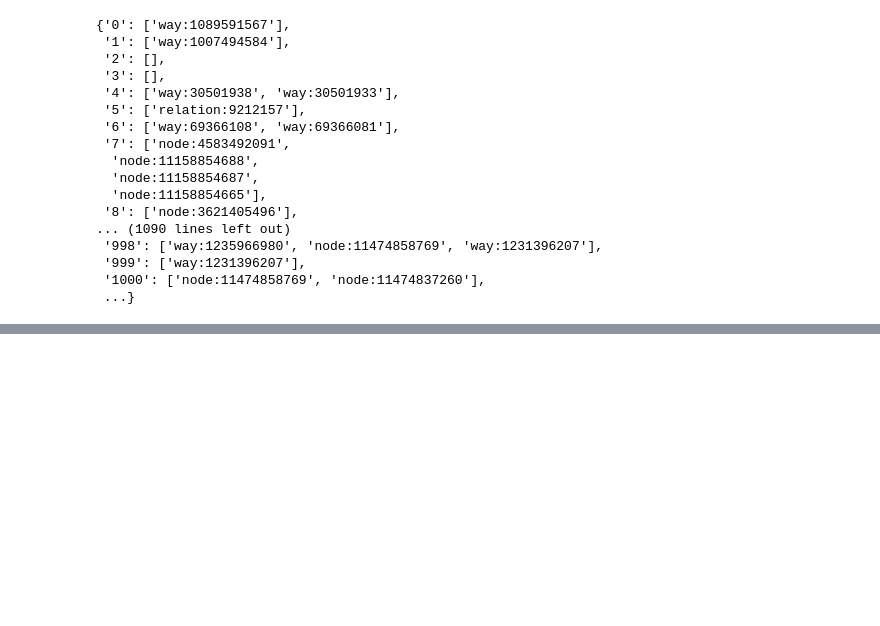
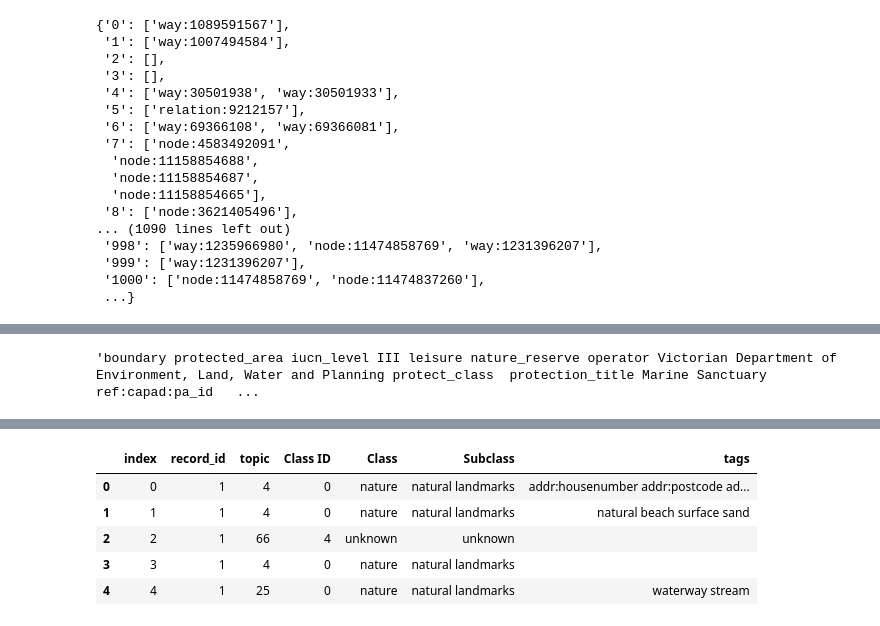
Before and after one commit to hamzeiehsan/leisure-walking-analysis, a Jupyter notebook: 4. final analysis.ipynb, the cells around one changed output, grey strips where cells are left out. Drawn from its saved outputs; the diff is of its cells as text; code cells hidden in the pictures; blank space fills up the shorter version.

```diff
--- a/4. final analysis.ipynb
+++ b/4. final analysis.ipynb
@@ -267,0 +337,30 @@ def get_osm_pois_nearby(poi_keys):
+# %%
+from string import digits
+
+def get_all_key_values(poi_id):
+    if poi_id not in osm_detailed_information.keys():
+        logger.info(f'missing key in OSM details: {poi_id}')
+        return []
+    all_info = osm_detailed_information[poi_id]
+    tags = []
+    for oid, values in all_info.items():
+        if 'elements' in values.keys():
+            tmp_tags = [[k+' '+v for k,v in elem['tags'].items() if 'name' not in k] for elem in values['elements'] if 'tags' in elem]
+            tmp_tags = [t for tag in tmp_tags for t in tag]
+            tags.extend(tmp_tags)
+    return remove_digits(' '.join(tags))
+
+def remove_digits(s):
+    remove_digits = str.maketrans('', '', digits)
+    res = s.translate(remove_digits)
+    return res
+
+
+get_all_key_values('5')
+# osm_detailed_information['1']['way:1007494584']['elements']
+# %% [output]
+'boundary protected_area iucn_level III leisure nature_reserve operator Victorian Department of Environment, Land, Water and Planning protect_class  protection_title Marine Sanctuary ref:capad:pa_id   ...
+# %%
+filtered_df['tags'] = filtered_df.apply(lambda row: get_all_key_values(str(row['index'])), axis=1)
+filtered_df.head()
+# %% [output]
@@ -267,0 +373,6 @@ def get_osm_pois_nearby(poi_keys):
+|  | index | record_id | topic | Class ID | Class | Subclass | tags |
+| 0 | 0 | 1 | 4 | 0 | nature | natural landmarks | addr:housenumber addr:postcode ad... |
+| 1 | 1 | 1 | 4 | 0 | nature | natural landmarks | natural beach surface sand |
+| 2 | 2 | 1 | 66 | 4 | unknown | unknown |  |
+| 3 | 3 | 1 | 4 | 0 | nature | natural landmarks |  |
+| 4 | 4 | 1 | 25 | 0 | nature | natural landmarks | waterway stream |
```
Also changed, not shown: parts of 17 cells of this notebook.
